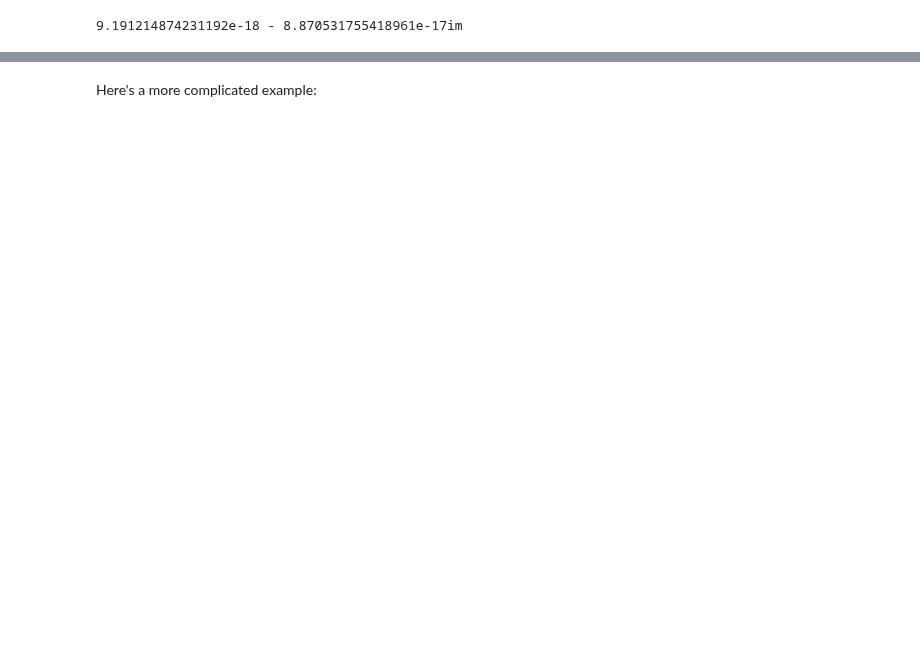
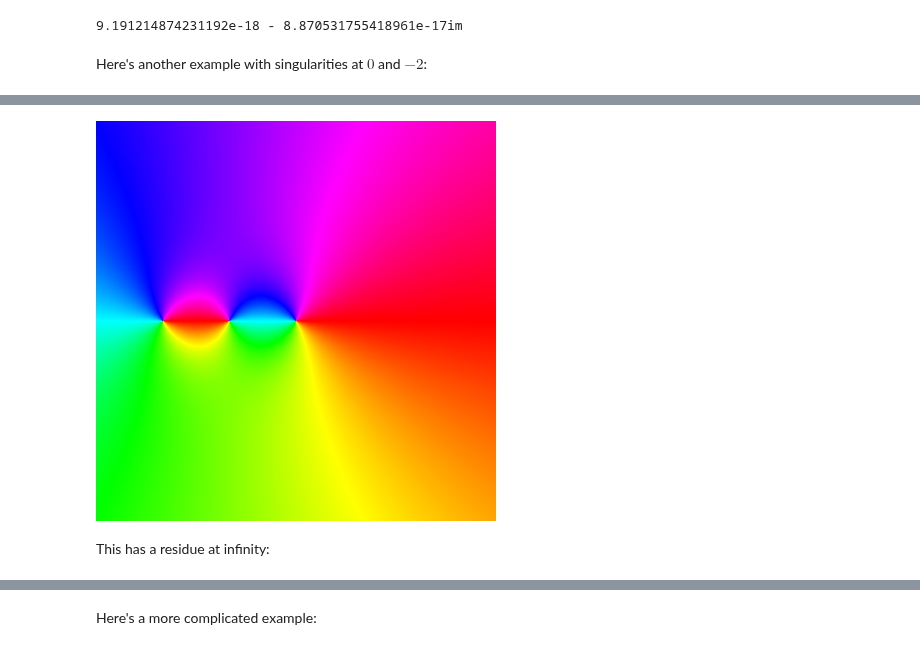
Before and after one commit to dlfivefifty/M3M6MethodsOfMathematicalPhysics, a Jupyter notebook: Lecture 6.ipynb, the cells around one changed output, grey strips where cells are left out. Cells and saved outputs as stored; diff of their text form; code cells hidden in the pictures; blank space fills up the shorter version.

```diff
--- a/Lecture 6.ipynb
+++ b/Lecture 6.ipynb
@@ -115,8 +129,9 @@ plot!(Circle(3.0); color=:black, label=:contour)
 sum(Fun(f, Circle(3.0)))
 # %% [output]
 9.191214874231192e-18 - 8.870531755418961e-17im
+# %% [markdown]
+Here's another example with singularities at $0$ and $-2$:
 # %%
 f = z -> 1/z + 1/(z+2)
-phaseplot(f, (-3,3), (-3,3); ratio=1.0)
-plot!(Circle(3.0); color=:black, label=:contour)
+portrait(-3..3, -3..3, f)
 # %% [output]
@@ -124,3 +138,6 @@ plot!(Circle(3.0); color=:black, label=:contour)
+[figure, added]
+# %% [markdown]
+This has a residue at infinity:
 # %%
 f₋₁ = 2
 res∞ = -f₋₁
```
Also changed, not shown: parts of 29 cells of this notebook, 1 other file.
